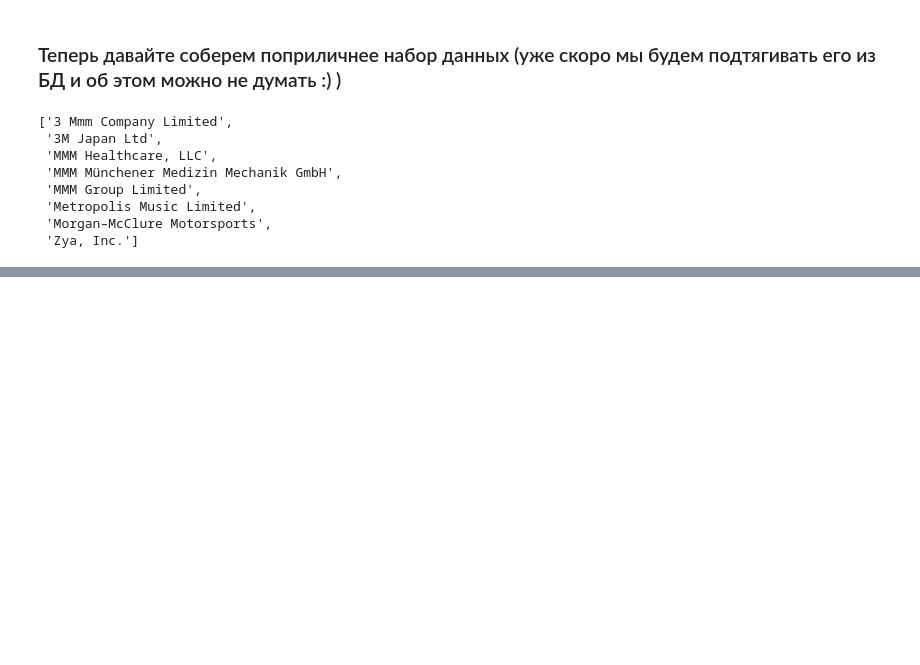
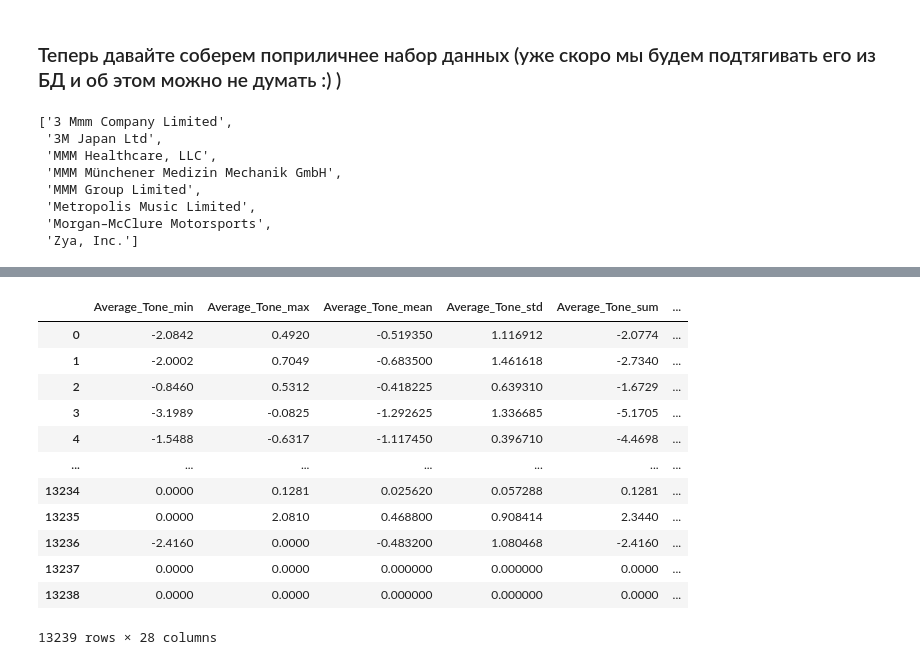
Before and after one commit to comptech-winter-school/stock-news, a Jupyter notebook: DS/catboost_example.ipynb, the cells around one changed output, grey strips where cells are left out. Cells and saved outputs as stored; diff of their text form; code cells hidden in the pictures; blank space fills up the shorter version.

```diff
--- a/DS/catboost_example.ipynb
+++ b/DS/catboost_example.ipynb
@@ -298,0 +289,20 @@ FileNotFoundError: [Errno 2] No such file or directory: './data/stocks.csv'
+# %%
+save_path = '../data/companies_10.csv'
+pdf_raw.to_csv(save_path, index=False)
+# %%
+pdf_raw = pd.read_csv(save_path)
+pdf_raw
+# %% [output]
+|  | Average_Tone_min | Average_Tone_max | Average_Tone_mean | Average_Tone_std | Average_Tone_sum | ... |
+| 0 | -2.0842 | 0.4920 | -0.519350 | 1.116912 | -2.0774 | ... |
+| 1 | -2.0002 | 0.7049 | -0.683500 | 1.461618 | -2.7340 | ... |
+| 2 | -0.8460 | 0.5312 | -0.418225 | 0.639310 | -1.6729 | ... |
+| 3 | -3.1989 | -0.0825 | -1.292625 | 1.336685 | -5.1705 | ... |
+| 4 | -1.5488 | -0.6317 | -1.117450 | 0.396710 | -4.4698 | ... |
+| ... | ... | ... | ... | ... | ... | ... |
+| 13234 | 0.0000 | 0.1281 | 0.025620 | 0.057288 | 0.1281 | ... |
+| 13235 | 0.0000 | 2.0810 | 0.468800 | 0.908414 | 2.3440 | ... |
+| 13236 | -2.4160 | 0.0000 | -0.483200 | 1.080468 | -2.4160 | ... |
+| 13237 | 0.0000 | 0.0000 | 0.000000 | 0.000000 | 0.0000 | ... |
+| 13238 | 0.0000 | 0.0000 | 0.000000 | 0.000000 | 0.0000 | ... |
+13239 rows × 28 columns
```
Also changed, not shown: parts of 21 cells of this notebook, 2 other files.
